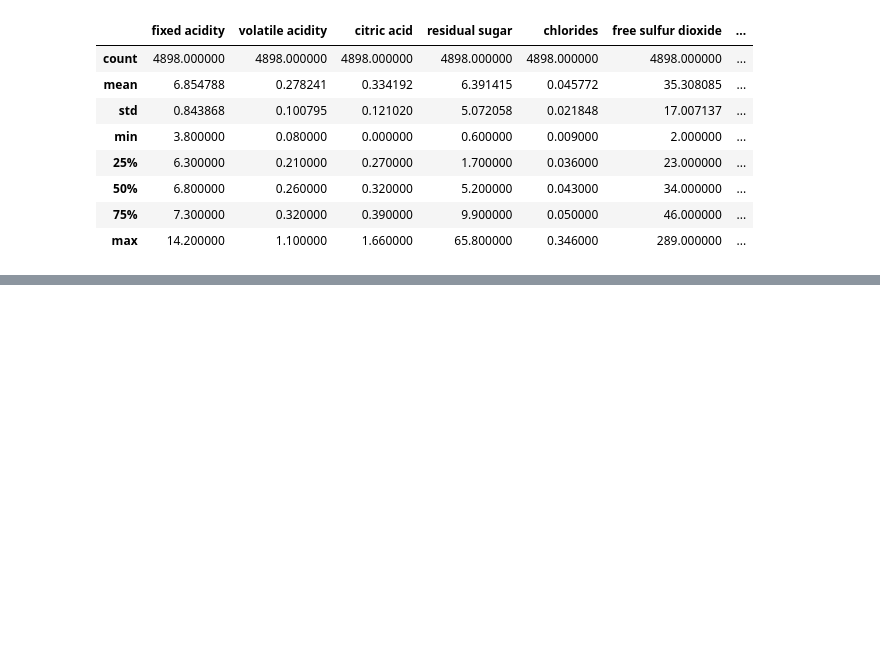
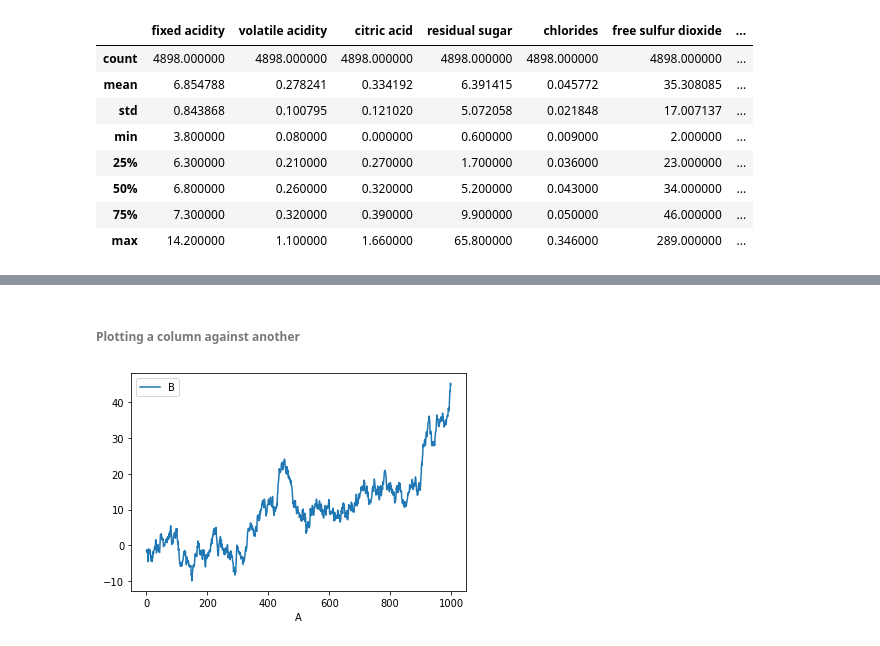
Before and after one commit to komus/DataWranglingandStoryTelling, a Jupyter notebook: DataExploration.ipynb, the cells around one changed output, grey strips where cells are left out. Saved outputs shown, nothing was run; the diff lists cells and outputs as text; code cells hidden in the pictures; blank space fills up the shorter version.

```diff
--- a/DataExploration.ipynb
+++ b/DataExploration.ipynb
@@ -73,0 +115,10 @@ df.describe()
+# %% [markdown]
+###### Plotting a column against another
+# %%
+#df3 = df.loc[:, 'B':'C'].cumsum()
+df3 = pd.DataFrame(np.random.randn(1000, 2), columns=["B", "C"]).cumsum()
+#df3 = df3.cumsum()
+df3["A"] = pd.Series(list(range(len(df))))
+df3.plot(x="A", y="B");
+# %% [output]
+[figure, added]
```
Also changed, not shown: parts of 9 cells of this notebook.
